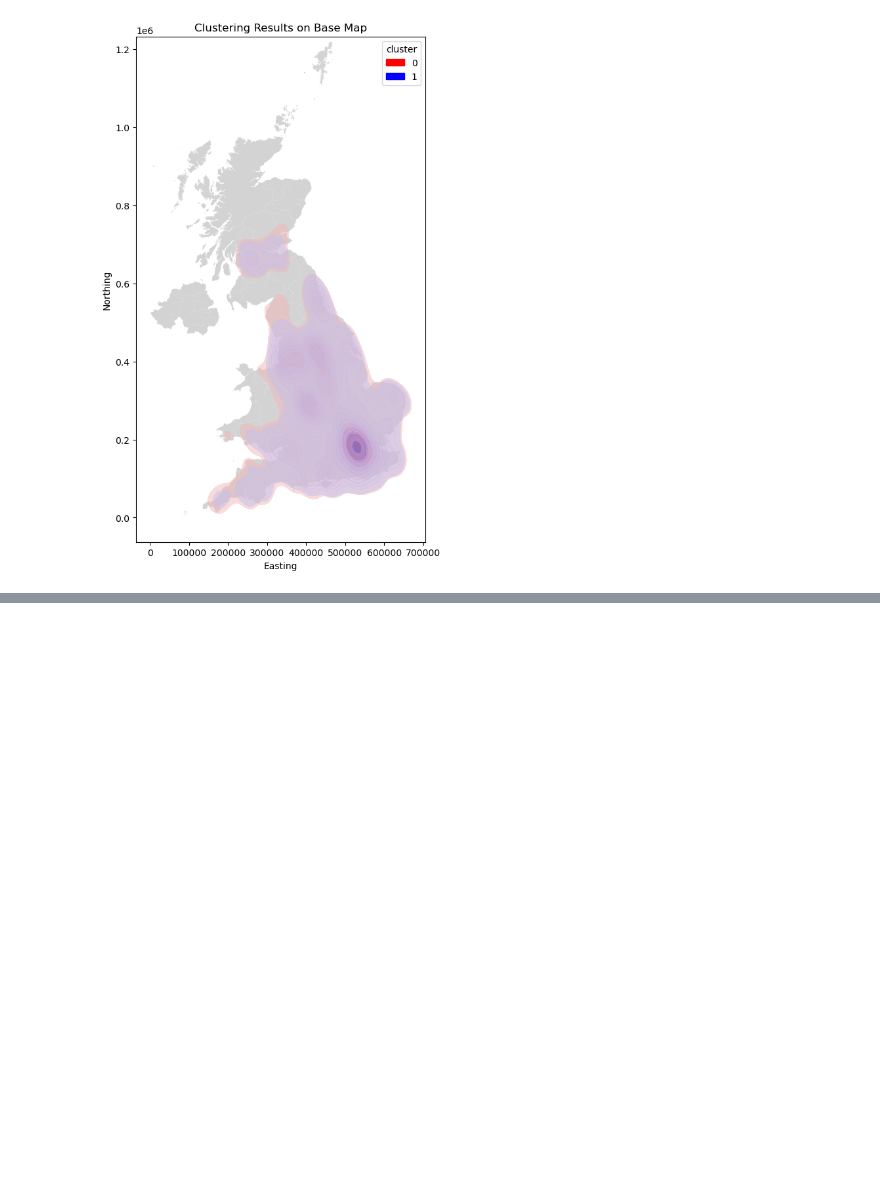
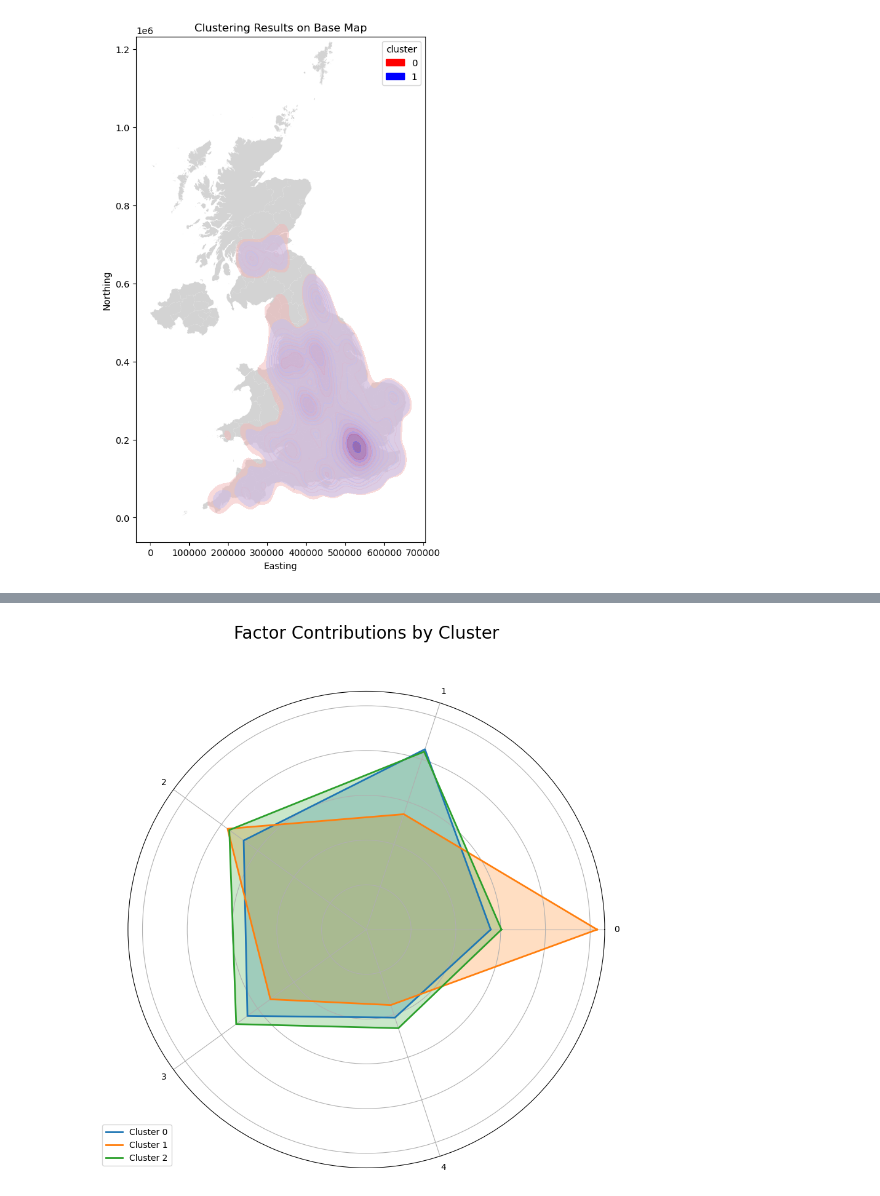
Before and after one commit to JinyaoLiu/Dissertation, a Jupyter notebook: Clustering.ipynb, the cells around one changed output, grey strips where cells are left out. Saved outputs shown, nothing was run; the diff lists cells and outputs as text; code cells hidden in the pictures; blank space fills up the shorter version.

```diff
--- a/Clustering.ipynb
+++ b/Clustering.ipynb
@@ -827,3 +871,5 @@ plt.show()
+# %%
+non_working_days_scaled = non_working_days_scaled.drop(['geometry'], axis =1)
 # %%
 import pandas as pd
 import numpy as np
@@ -943,35 +1025,37 @@ contributions_df = pd.DataFrame({
 }).T
 
 # Function to plot radar chart
-def plot_radar_chart(data, title):
+def plot_radar_chart(data, title, font_size=14, title_font_size=20, legend_font_size=14):
     # Number of variables
     categories = list(data.columns)
     N = len(categories)
 
     # Compute angle of each axis
     angles = [n / float(N) * 2 * np.pi for n in range(N)]
     angles += angles[:1]  # Complete the circle
 
     # Initialize plot
     fig, ax = plt.subplots(figsize=(10, 12), subplot_kw=dict(polar=True))
 
     # Plot each cluster
     for i, row in data.iterrows():
         values = row.tolist()
         values += values[:1]  # Complete the circle
         ax.plot(angles, values, linewidth=2, linestyle='solid', label=i)
         ax.fill(angles, values, alpha=0.25)
 
     # Add labels
     ax.set_xticks(angles[:-1])
     ax.set_xticklabels(categories)
     ax.set_yticklabels([])
 
     # Title and legend
     plt.title(title, size=20, color='black', y=1.1)
     plt.legend(loc='upper right', bbox_to_anchor=(0.1, 0.1))
     plt.savefig('fig/radar_char_no.png')
     plt.show()
 
 # Plot the radar chart
-plot_radar_chart(contributions_df, "Factor Contributions by Cluster")
+plot_radar_chart(contributions_df, "Factor Contributions by Cluster", font_size=20, title_font_size=24, legend_font_size=20)
+# %% [output]
+[figure, added]
```
Also changed, not shown: parts of 16 cells of this notebook.
